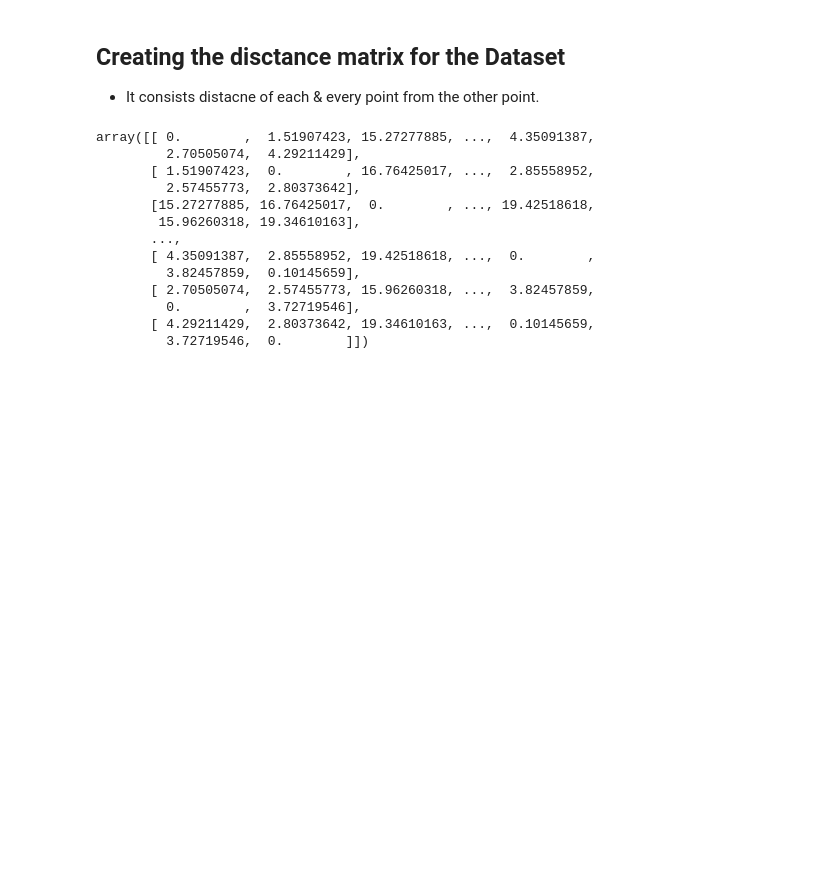
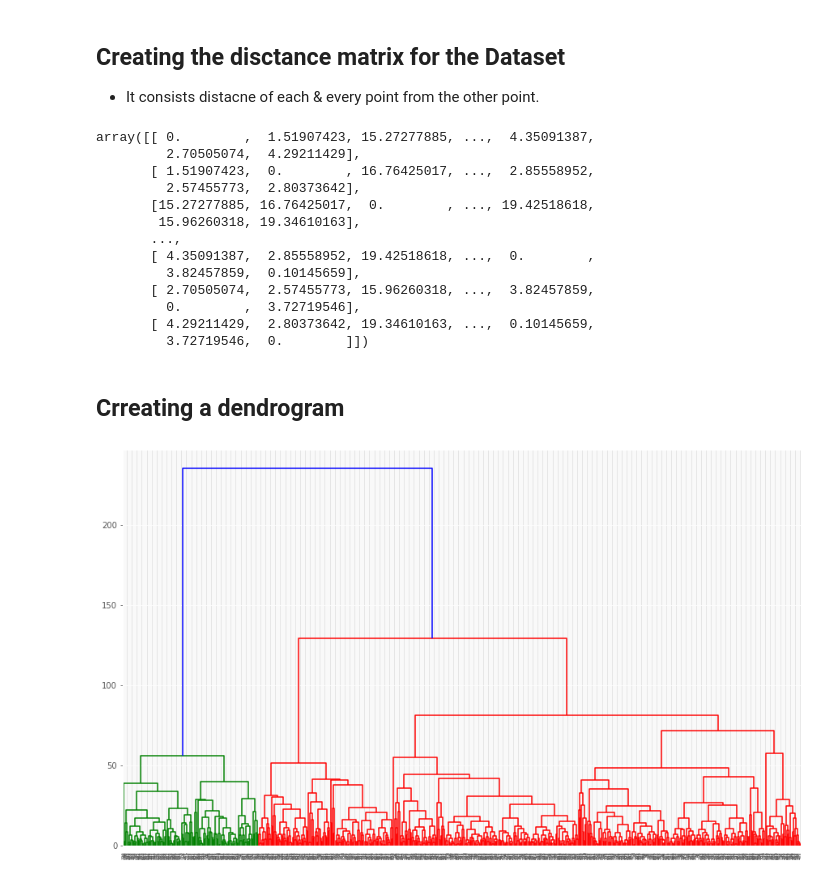
Before and after one commit to HarshitDawar55/Machine_And_Deep_Learning, a Jupyter notebook: Projects/Machine_Learning_Projects/Agglomerative_Clustering_Random_Data/Agglomerative clustering on Random Data.ipynb, the cells around one changed output. Saved outputs shown, nothing was run; the diff lists cells and outputs as text; code cells hidden in the pictures; blank space fills up the shorter version.

```diff
--- a/Projects/Machine_Learning_Projects/Agglomerative_Clustering_Random_Data/Agglomerative clustering on Random Data.ipynb
+++ b/Projects/Machine_Learning_Projects/Agglomerative_Clustering_Random_Data/Agglomerative clustering on Random Data.ipynb
@@ -181,3 +181,12 @@ array([[ 0.        ,  1.51907423, 15.27277885, ...,  4.35091387,
          0.        ,  3.72719546],
        [ 4.29211429,  2.80373642, 19.34610163, ...,  0.10145659,
          3.72719546,  0.        ]])
+# %% [markdown]
+## Crreating a dendrogram
+# %%
+graph = hierarchy.linkage(y = distance, method = "average" )
+# %%
+plt.figure(figsize=(15,9))
+dendro = hierarchy.dendrogram(graph)
+# %% [output]
+[figure, added]
```
Also changed, not shown: parts of 1 cell of this notebook.
